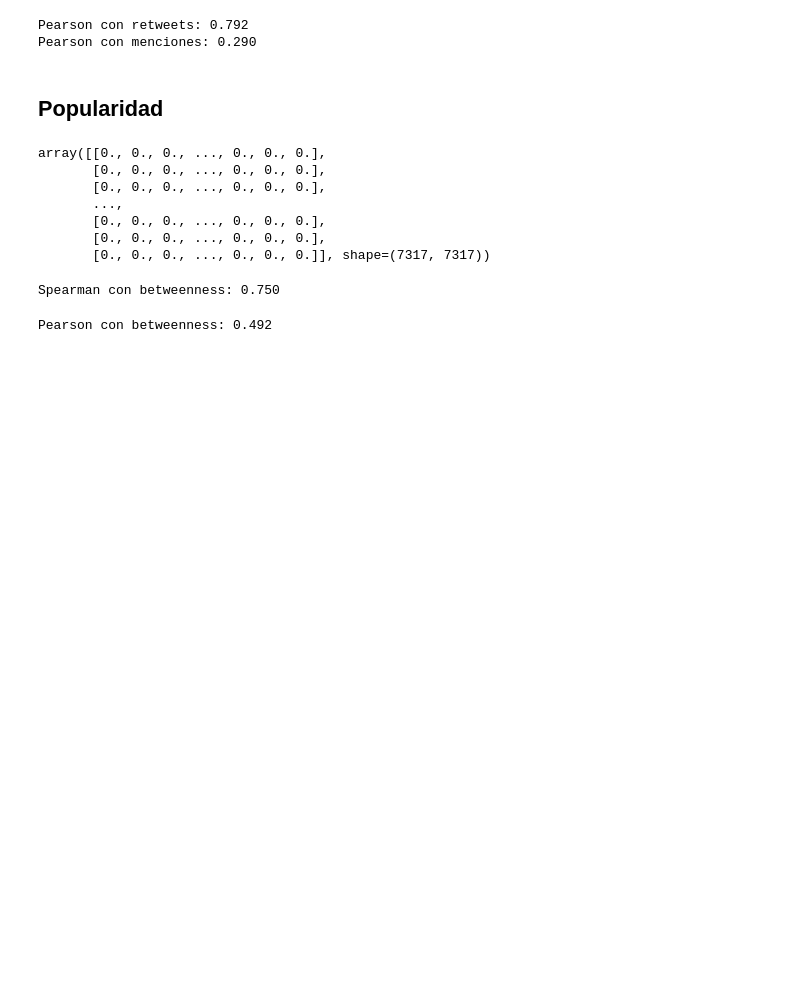
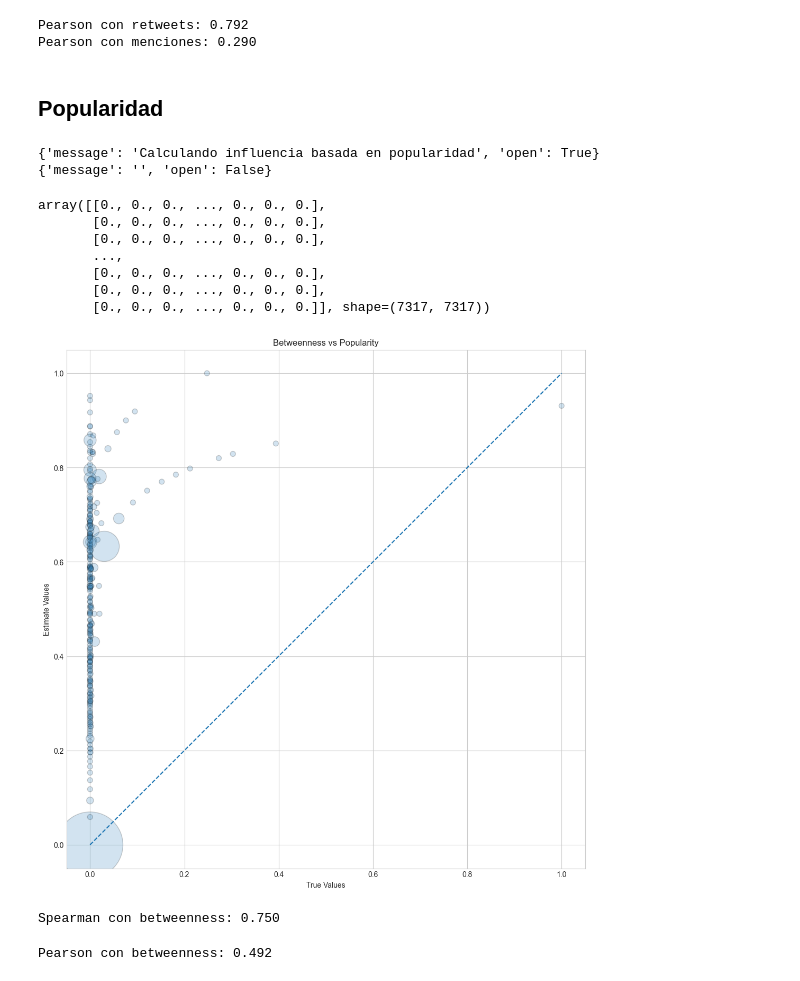
Before and after one commit to Juan2040751/TG_code, a Jupyter notebook: evaluation.ipynb, the cells around one changed output. Drawn from its saved outputs; the diff is of its cells as text; code cells hidden in the pictures; blank space fills up the shorter version.

```diff
--- a/evaluation.ipynb
+++ b/evaluation.ipynb
@@ -393,15 +472,23 @@ Pearson con menciones: 0.290
 <h2>Popularidad
 # %%
 from influenceHeuristics import build_popularity_influence_matrix
-global_influence_matrix, betwenness_influence_matrix = build_popularity_influence_matrix(df, user_to_index, interactions_matrix_nonNorm)
-
+global_influence_matrix, betwenness_influence_matrix = build_popularity_influence_matrix(df, user_to_index, interactions_matrix_nonNorm, lambda x, event: print(x))
+popularity_flat, betweenness_flat = global_influence_matrix.flatten(), betwenness_influence_matrix.flatten()
 global_influence_matrix
 # %% [output]
-array([[0., 0., 0., ..., 0., 0., 0.],
-       [0., 0., 0., ..., 0., 0., 0.],
-       [0., 0., 0., ..., 0., 0., 0.],
-       ...,
-       [0., 0., 0., ..., 0., 0., 0.],
-       [0., 0., 0., ..., 0., 0., 0.],
-       [0., 0., 0., ..., 0., 0., 0.]], shape=(7317, 7317))
+{'message': 'Calculando influencia basada en popularidad', 'open': True}
+{'message': '', 'open': False}
+array([[0., 0., 0., ..., 0., 0., 0.],
+       [0., 0., 0., ..., 0., 0., 0.],
+       [0., 0., 0., ..., 0., 0., 0.],
+       ...,
+       [0., 0., 0., ..., 0., 0., 0.],
+       [0., 0., 0., ..., 0., 0., 0.],
+       [0., 0., 0., ..., 0., 0., 0.]], shape=(7317, 7317))
+# %%
+save_graph(global_influence_matrix, 'Popularity')
+save_graph(betwenness_influence_matrix, 'Betweenness')
+paint_scatter(true_val=betweenness_flat, estim_val=popularity_flat, title_true="Betweenness", title_estim="Popularity")
+# %% [output]
+[figure, added]
 # %%
```
Also changed, not shown: parts of 10 cells of this notebook, 3 other files.
